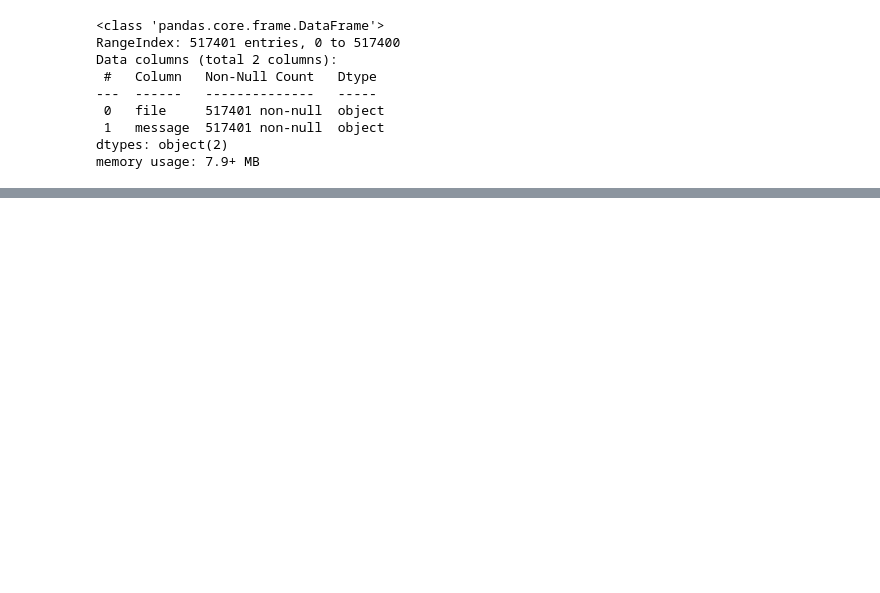
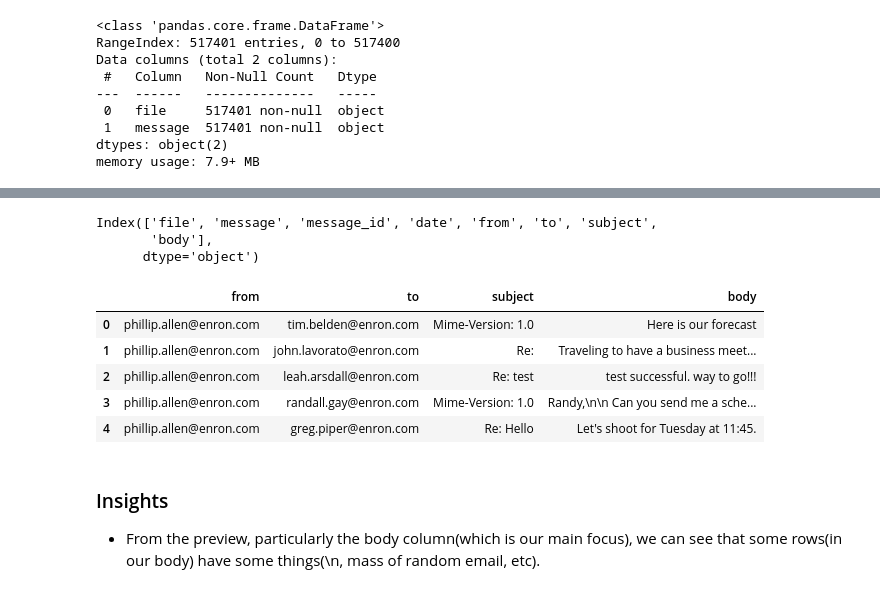
Before and after one commit to Esme-raida/Email_Summaizer, a Jupyter notebook: main.ipynb, the cells around one changed output, grey strips where cells are left out. Cells and saved outputs as stored; diff of their text form; code cells hidden in the pictures; blank space fills up the shorter version.

```diff
--- a/main.ipynb
+++ b/main.ipynb
@@ -694,0 +131,3 @@ subset_df[["cleaned_text", "extractive_summary", "abstractive_summary"]].head(4)
+# %%
+###loading subset of 2000 rows for faster processing
+df_subset = pd.read_csv("main_enron_emails.csv", encoding="utf-8", nrows=2000)
@@ -694,0 +144,20 @@ subset_df[["cleaned_text", "extractive_summary", "abstractive_summary"]].head(4)
+# %%
+###creating new column email fielsd by applying our extract function on the column message
+email_fields = df_subset["message"].apply(extract_email_fields)
+# %%
+###joining the new formed column to our dataframe
+df_subset = pd.concat([df_subset, email_fields], axis=1)
+# %%
+###preview
+print(df_subset.columns)
+df_subset[["from", "to", "subject", "body"]].head(5)
+# %% [output]
+Index(['file', 'message', 'message_id', 'date', 'from', 'to', 'subject',
+       'body'],
+      dtype='object')
+|  | from | to | subject | body |
+| 0 | phillip.allen@enron.com | tim.belden@enron.com | Mime-Version: 1.0 | Here is our forecast |
+| 1 | phillip.allen@enron.com | john.lavorato@enron.com | Re: | Traveling to have a business meet... |
+| 2 | phillip.allen@enron.com | leah.arsdall@enron.com | Re: test | test successful. way to go!!! |
+| 3 | phillip.allen@enron.com | randall.gay@enron.com | Mime-Version: 1.0 | Randy,\n\n Can you send me a sche... |
+| 4 | phillip.allen@enron.com | greg.piper@enron.com | Re: Hello | Let's shoot for Tuesday at 11:45. |
@@ -694,0 +169,3 @@ subset_df[["cleaned_text", "extractive_summary", "abstractive_summary"]].head(4)
+# %% [markdown]
+### Insights
+- From the preview, particularly the body column(which is our main focus), we can see that some rows(in our body) have some things(\n, mass of random email, etc).
```
Also changed, not shown: parts of 95 cells of this notebook, 6 other files.
